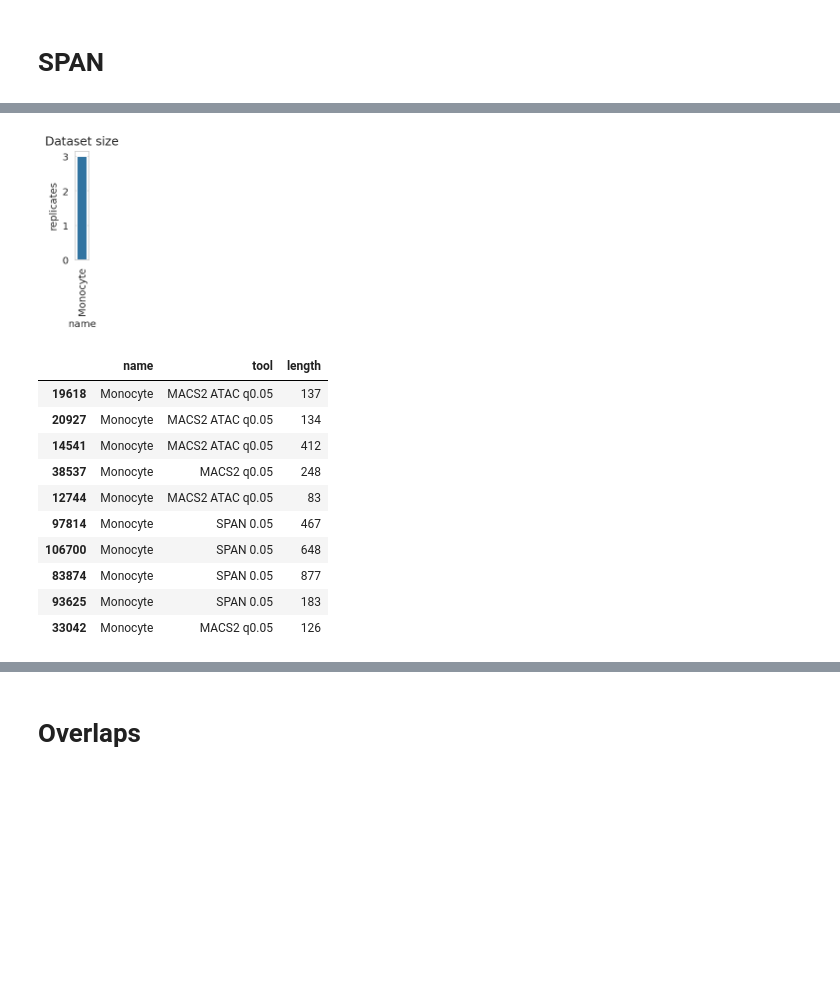
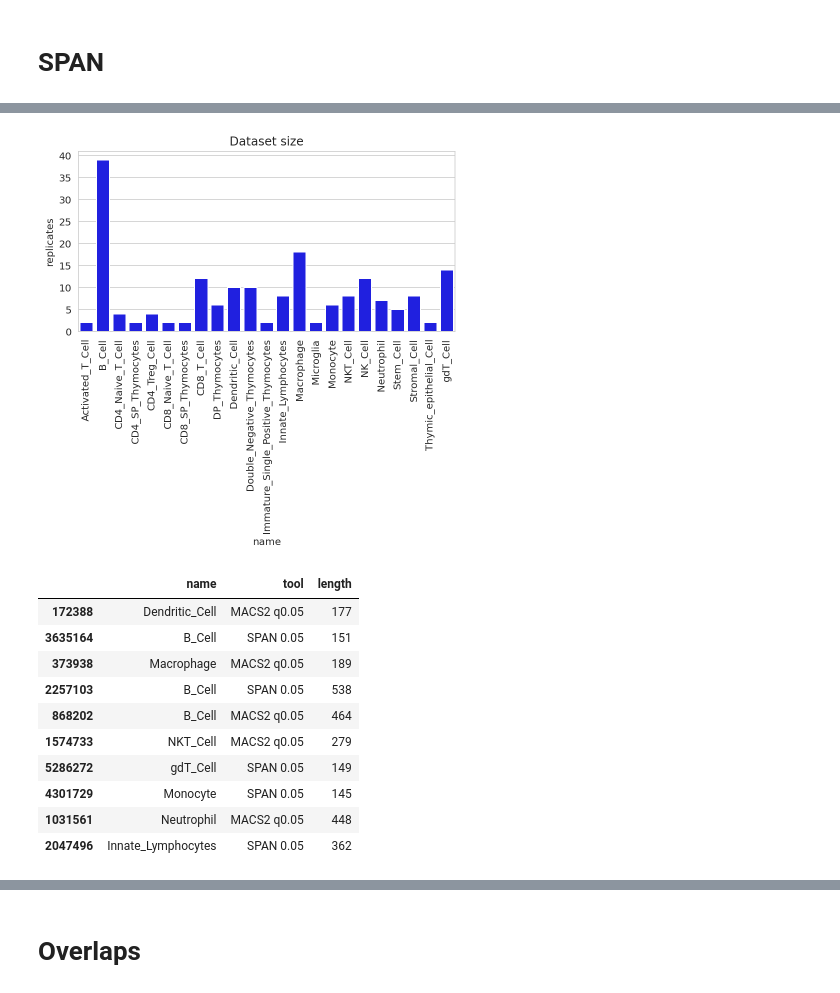
Before and after one commit to JetBrains-Research/peak-callers-analysis, a Jupyter notebook: 2021 - Immgen PRJN392905 - ATAC-Seq MACS2, SPAN replicates consistency.ipynb, the cells around one changed output, grey strips where cells are left out. Cells and saved outputs as stored; diff of their text form; code cells hidden in the pictures; blank space fills up the shorter version.

```diff
--- a/2021 - Immgen PRJN392905 - ATAC-Seq MACS2, SPAN replicates consistency.ipynb
+++ b/2021 - Immgen PRJN392905 - ATAC-Seq MACS2, SPAN replicates consistency.ipynb
@@ -20,7 +20,8 @@ import tempfile
 import re
 from itertools import product
 # %%
-PATH = os.path.expanduser('~/data/2022_Immgen')
+PATH = os.path.expanduser('~/data/2023_Immgen')
+! mkdir -p {PATH}/pics
 
 def file_to_name(file):
     return re.sub('(.*SRR[0-9]+_)|(_ATAC_seq.*)', '', os.path.basename(file))
@@ -124,13 +128,14 @@ plt.show()
 # %%
 t = (dfm.groupby(['name'])['file'].count() / len(LEVELS)).astype(int)
-plt.figure(figsize=(1, 3))
-sns.barplot(data=pd.DataFrame(dict(name=t.index, replicates=t)), x='name', y='replicates')
+plt.figure(figsize=(6, 6))
+sns.barplot(data=pd.DataFrame(dict(name=t.index, replicates=t)), x='name', y='replicates', color='Blue')
 plt.xticks(rotation=90)
 plt.title('Dataset size')
 plt.tight_layout()
+plt.savefig(f'{PATH}/pics/replicates.pdf', bbox_inches='tight', dpi=300)
 plt.show()
 # %% [output]
-[figure, old version]
+[figure, new version]
 # %%
 ts = []
 for name, tool, file in tqdm(zip(dfa['name'], dfa['tool'], dfa['file'])):
@@ -142,14 +147,14 @@ del ts
 t.sample(10)
 # %% [output]
 |  | name | tool | length |
-| 19618 | Monocyte | MACS2 ATAC q0.05 | 137 |
-| 20927 | Monocyte | MACS2 ATAC q0.05 | 134 |
-| 14541 | Monocyte | MACS2 ATAC q0.05 | 412 |
-| 38537 | Monocyte | MACS2 q0.05 | 248 |
-| 12744 | Monocyte | MACS2 ATAC q0.05 | 83 |
-| 97814 | Monocyte | SPAN 0.05 | 467 |
-| 106700 | Monocyte | SPAN 0.05 | 648 |
-| 83874 | Monocyte | SPAN 0.05 | 877 |
-| 93625 | Monocyte | SPAN 0.05 | 183 |
-| 33042 | Monocyte | MACS2 q0.05 | 126 |
+| 172388 | Dendritic_Cell | MACS2 q0.05 | 177 |
+| 3635164 | B_Cell | SPAN 0.05 | 151 |
+| 373938 | Macrophage | MACS2 q0.05 | 189 |
+| 2257103 | B_Cell | SPAN 0.05 | 538 |
+| 868202 | B_Cell | MACS2 q0.05 | 464 |
+| 1574733 | NKT_Cell | MACS2 q0.05 | 279 |
+| 5286272 | gdT_Cell | SPAN 0.05 | 149 |
+| 4301729 | Monocyte | SPAN 0.05 | 145 |
+| 1031561 | Neutrophil | MACS2 q0.05 | 448 |
+| 2047496 | Innate_Lymphocytes | SPAN 0.05 | 362 |
 # %%
```
Also changed, not shown: parts of 13 cells of this notebook.
